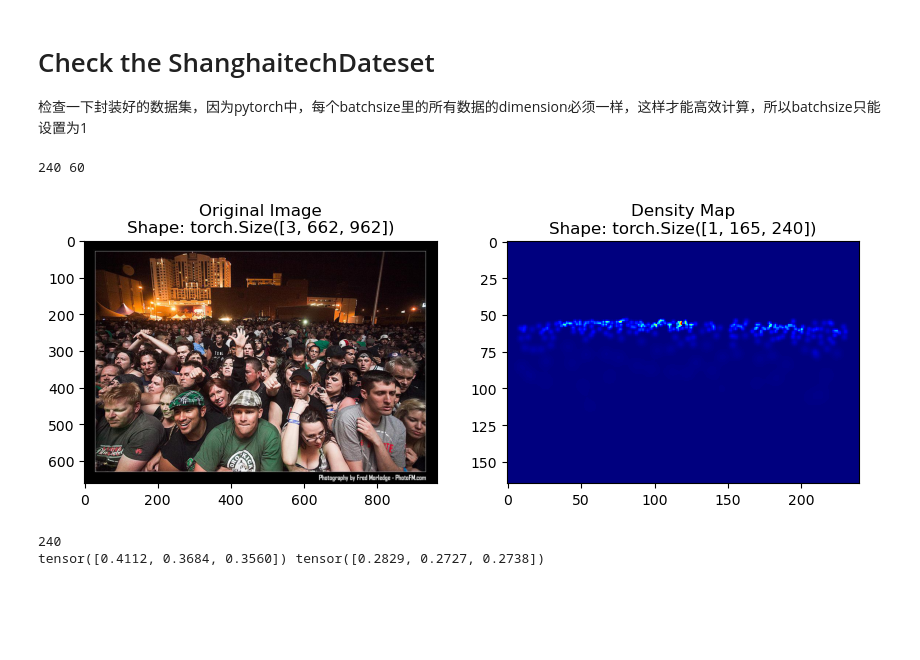
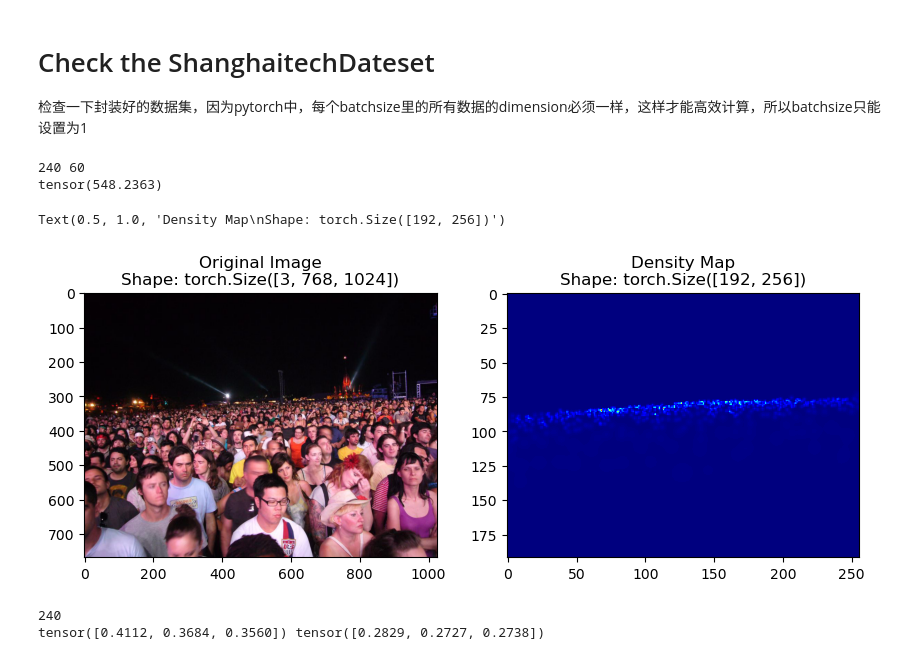
Before and after one commit to camerayuhang/mycrowdcounting-mcnn, a Jupyter notebook: check.ipynb, the cells around one changed output. Saved outputs shown, nothing was run; the diff lists cells and outputs as text; code cells hidden in the pictures; blank space fills up the shorter version.

```diff
--- a/check.ipynb
+++ b/check.ipynb
@@ -166,43 +193,45 @@ from matplotlib import cm as CM
 # %%
 A_dir = os.path.join(os.getcwd(), "dataset/shanghaitech/part_A/")
 A_dir
 
 orginal_img_dir = os.path.join(A_dir, "train_data", "images")
 density_map_dir = os.path.join(A_dir, "train_data", "density-maps")
 csv_file = os.path.join(A_dir, "train_data", "shanghaitech.csv")
 
 my_transforms = transforms.Compose([
 
     # toTensor就会使数据集缩放到[0,1]
     transforms.ToTensor(),
     # pytoch官方在imagenet上计算的mean和std
     # transforms.Normalize(mean=[0.485, 0.456, 0.406],
     #                                  std=[0.229, 0.224, 0.225]),
 ])
 shanghaitechDataset = ShanghaitechDataset(
     orginal_img_dir=orginal_img_dir, density_map_dir=density_map_dir, cvs_file=csv_file, transform=my_transforms)
 generator1 = torch.Generator().manual_seed(42)
 train_dataset, val_dataset = torch.utils.data.random_split(
     shanghaitechDataset, [0.8, 0.2], generator1)
 
 train_dataloader = DataLoader(
-    train_dataset, batch_size=1, shuffle=True)
-val_dataloader = DataLoader(val_dataset, 1, shuffle=True)
+    train_dataset, batch_size=1,)
+val_dataloader = DataLoader(val_dataset, 1,)
 
 fig, axs = plt.subplots(1, 2, figsize=(10, 5))
 print(len(train_dataset),len(val_dataset))
-for X,Y in train_dataloader:
-    axs[0].imshow(torch.squeeze(X).permute(1,2,0))
-    axs[0].set_title('Original Image\nShape: {}'.format(
-      torch.squeeze(X).shape))  # 设置子图标题
+X,Y = train_dataset[0]
+print(torch.sum(Y))
+axs[0].imshow(torch.squeeze(X).permute(1,2,0))
+axs[0].set_title('Original Image\nShape: {}'.format(
+torch.squeeze(X).shape))  # 设置子图标题
 
-    axs[1].imshow(torch.squeeze(Y), cmap=CM.jet)
-    axs[1].set_title('Density Map\nShape: {}'.format(
-      torch.squeeze(Y,dim=0).shape))  # 设置子图标题
-    break
+axs[1].imshow(torch.squeeze(Y), cmap=CM.jet)
+axs[1].set_title('Density Map\nShape: {}'.format(
+torch.squeeze(Y,dim=0).shape))  # 设置子图标题
 # %% [output]
 240 60
+tensor(548.2363)
+Text(0.5, 1.0, 'Density Map\nShape: torch.Size([192, 256])')
-[figure, old version]
+[figure, new version]
 # %%
 from tqdm import tqdm
 def get_mean_std(loader):
```
Also changed, not shown: parts of 21 cells of this notebook, 10 other files.
